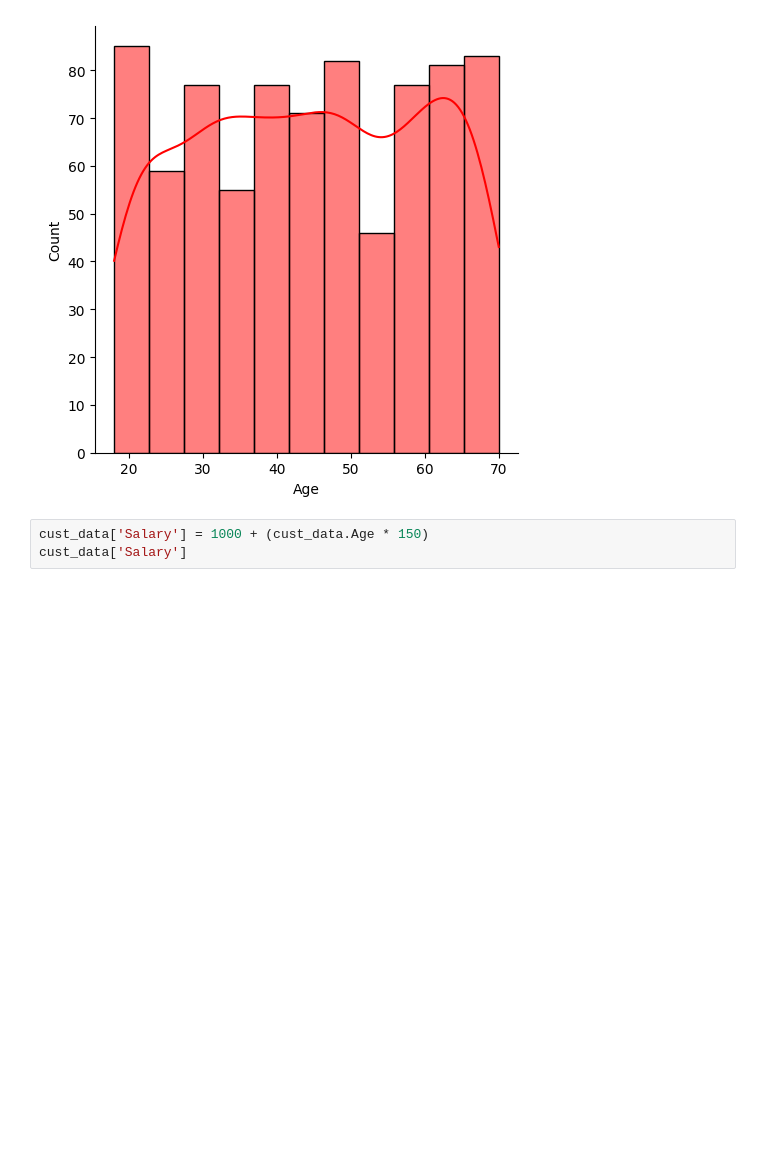
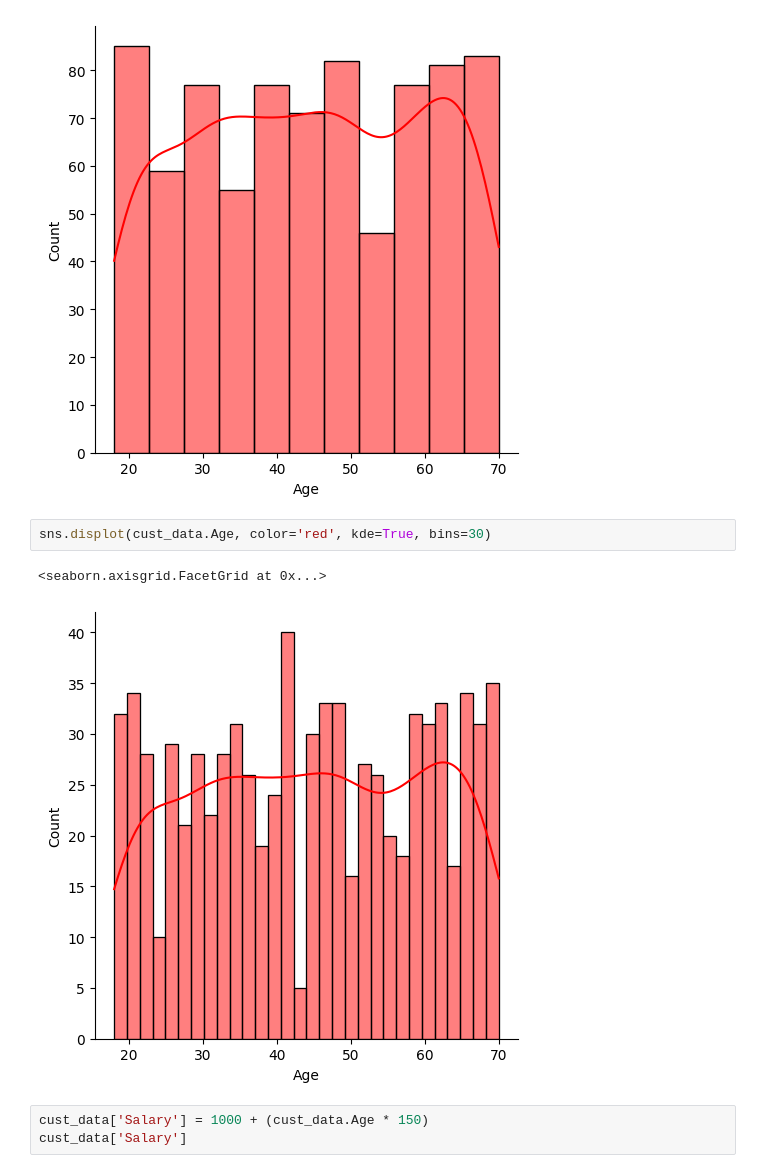
Before and after one commit to Ebin21/ML, a Jupyter notebook: cust-seaborn.ipynb, the cells around one changed output. Saved outputs shown, nothing was run; the diff lists cells and outputs as text; blank space fills up the shorter version.

```diff
--- a/cust-seaborn.ipynb
+++ b/cust-seaborn.ipynb
@@ -12,6 +12,11 @@ sns.displot(cust_data.Age, color='red', kde=True)
 # %% [output]
 <seaborn.axisgrid.FacetGrid at 0x...>
 [figure]
+# %%
+sns.displot(cust_data.Age, color='red', kde=True, bins=30)
+# %% [output]
+<seaborn.axisgrid.FacetGrid at 0x...>
+[figure, added]
 # %%
 cust_data['Salary'] = 1000 + (cust_data.Age * 150)
 cust_data['Salary']
```
